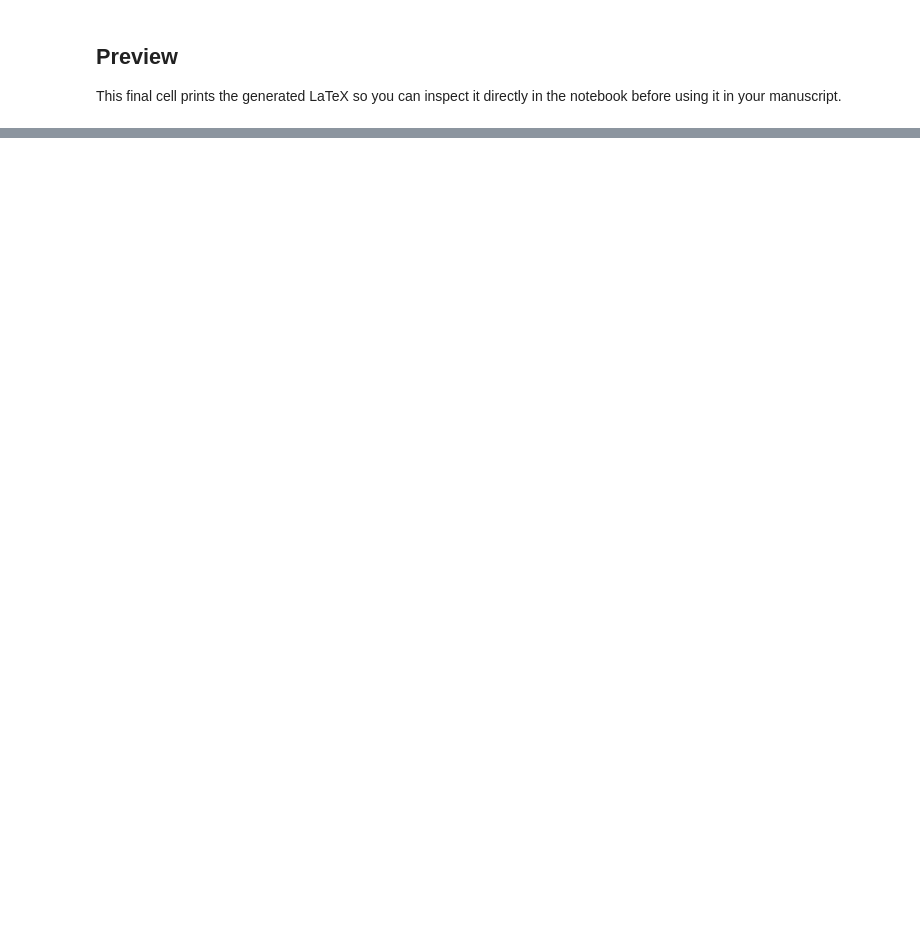
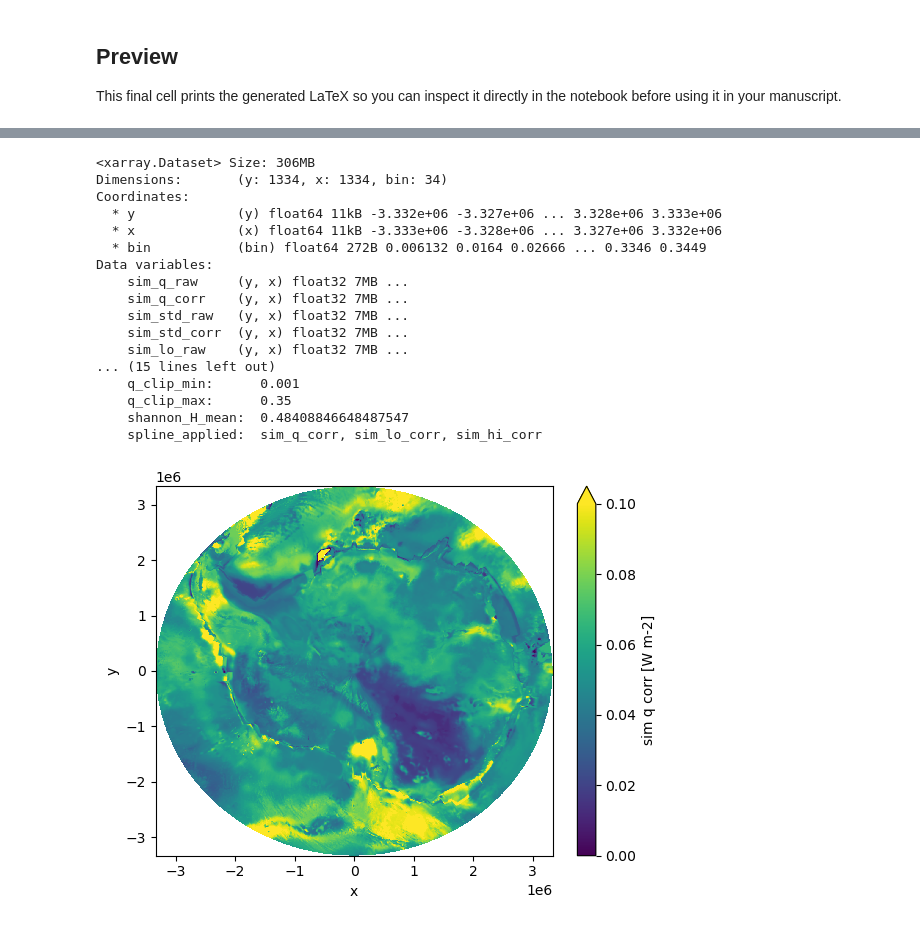
Before and after one commit to TobbeTripitaka/Aq2, a Jupyter notebook: X_EXTRAS.ipynb, the cells around one changed output, grey strips where cells are left out. Cells and saved outputs as stored; diff of their text form; code cells hidden in the pictures; blank space fills up the shorter version.

```diff
--- a/X_EXTRAS.ipynb
+++ b/X_EXTRAS.ipynb
@@ -125,0 +148,23 @@ print(out_path.read_text())
+# %%
+aq_sim = xr.open_dataset('output/targets/Aq15_SIM_v0_3.nc')
+aq_sim.sim_q_corr.plot(vmin = 0, vmax = 0.10)
+aq_sim
+# %% [output]
+<xarray.Dataset> Size: 306MB
+Dimensions:       (y: 1334, x: 1334, bin: 34)
+Coordinates:
+  * y             (y) float64 11kB -3.332e+06 -3.327e+06 ... 3.328e+06 3.333e+06
+  * x             (x) float64 11kB -3.333e+06 -3.328e+06 ... 3.327e+06 3.332e+06
+  * bin           (bin) float64 272B 0.006132 0.0164 0.02666 ... 0.3346 0.3449
+Data variables:
+    sim_q_raw     (y, x) float32 7MB ...
+    sim_q_corr    (y, x) float32 7MB ...
+    sim_std_raw   (y, x) float32 7MB ...
+    sim_std_corr  (y, x) float32 7MB ...
+    sim_lo_raw    (y, x) float32 7MB ...
+... (15 lines left out)
+    q_clip_min:      0.001
+    q_clip_max:      0.35
+    shannon_H_mean:  0.48408846648487547
+    spline_applied:  sim_q_corr, sim_lo_corr, sim_hi_corr
+[figure, added]
```
Also changed, not shown: parts of 11 cells of this notebook, 4 other files.
